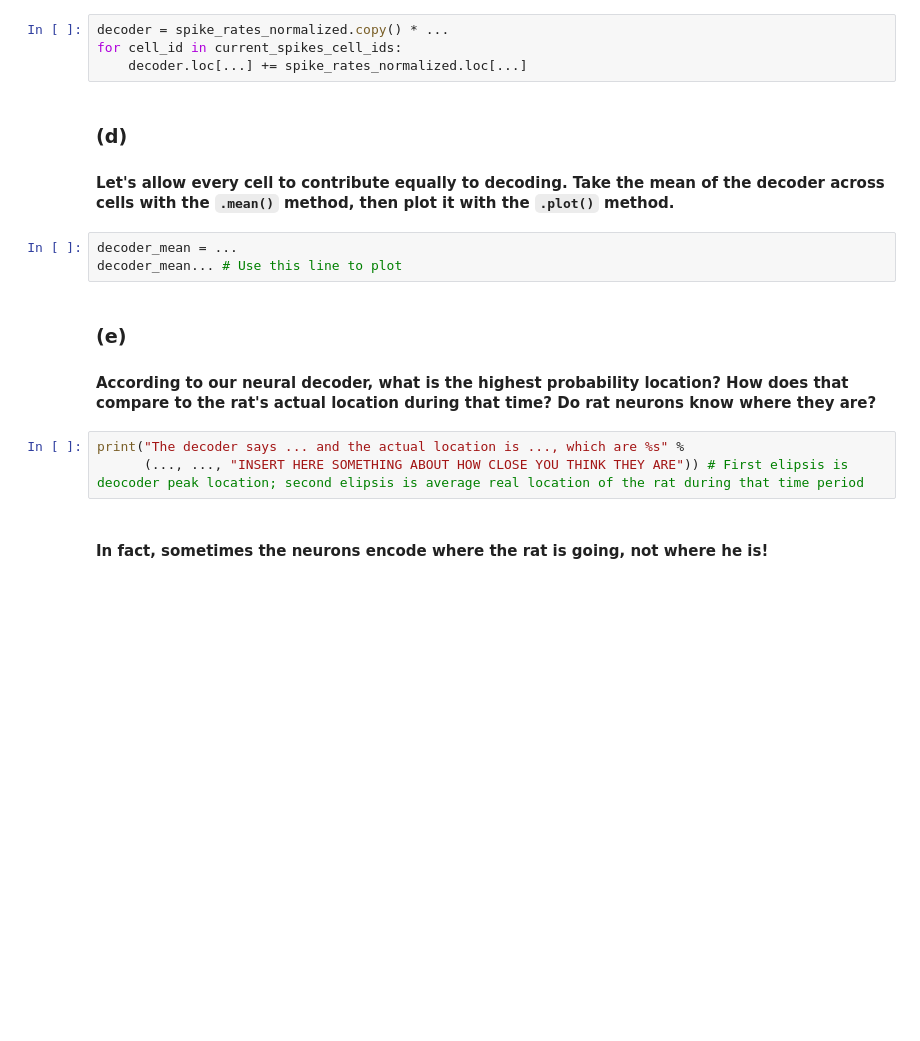
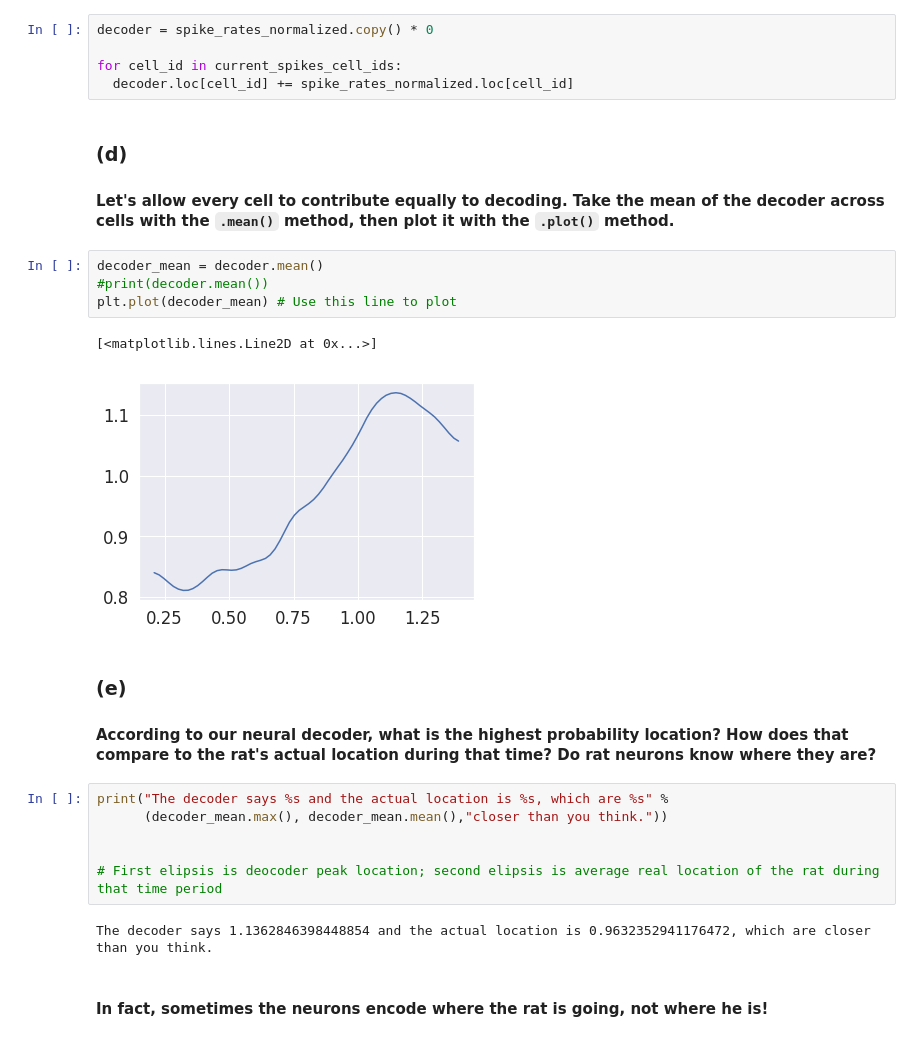
Before and after one commit to prakshalj0512/MAT494, a Jupyter notebook: Copy_of_neural_coding_exercises.ipynb, the cells around one changed output. Cells and saved outputs as stored; diff of their text form; blank space fills up the shorter version.

```diff
--- a/Copy_of_neural_coding_exercises.ipynb
+++ b/Copy_of_neural_coding_exercises.ipynb
@@ -329,21 +324,31 @@ Name: cell_ids, dtype: int64
 #### This means that the probability that the rate is at position `x`, given that know about some spikes `s`, is proportional to the probability of some spikes `s` having occurred at position `x`.  The term $p(s|x)/p(s)$ is basically just the normalized firing rate we computed earlier -- the probability of spiking at one position divided by the probability of spiking at any position.  We also computed the term $p(x)$ earlier -- that is just the normalized duration that the rat spends at each position.  It is pretty constant, so we can just ignore it.
 #### Let's construct our decoder using Bayes theorem.  First, let's make an empty data frame by re-using an old one and setting all the values to 0.  Then, for each cell that could helps us decode the rat's location, let's add the term $p(s | x) / p(s)$, which is just the normalized spike rate we computed earlier.
 # %%
-decoder = spike_rates_normalized.copy() * ...
+decoder = spike_rates_normalized.copy() * 0
+
 for cell_id in current_spikes_cell_ids:
-    decoder.loc[...] += spike_rates_normalized.loc[...]
+  decoder.loc[cell_id] += spike_rates_normalized.loc[cell_id]
 # %% [markdown]
 ### (d)
 #### Let's allow every cell to contribute equally to decoding.  Take the mean of the decoder across cells with the `.mean()` method, then plot it with the `.plot()` method.
 # %%
-decoder_mean = ...
-decoder_mean... # Use this line to plot
+decoder_mean = decoder.mean()
+#print(decoder.mean())
+plt.plot(decoder_mean) # Use this line to plot
+# %% [output]
+[<matplotlib.lines.Line2D at 0x...>]
+[figure, added]
 # %% [markdown]
 ### (e)
 #### According to our neural decoder, what is the highest probability location?  How does that compare to the rat's actual location during that time?  Do rat neurons know where they are?
 # %%
-print("The decoder says ... and the actual location is ..., which are %s" %
-      (..., ..., "INSERT HERE SOMETHING ABOUT HOW CLOSE YOU THINK THEY ARE")) # First elipsis is deocoder peak location; second elipsis is average real location of the rat during that time period
+print("The decoder says %s and the actual location is %s, which are %s" %
+      (decoder_mean.max(), decoder_mean.mean(),"closer than you think."))
+
+
+# First elipsis is deocoder peak location; second elipsis is average real location of the rat during that time period
+# %% [output]
+The decoder says 1.1362846398448854 and the actual location is 0.9632352941176472, which are closer than you think.
 # %% [markdown]
 #### In fact, sometimes the neurons encode where the rat is going, not where he is!
 # %% [markdown]
```
Also changed, not shown: parts of 19 cells of this notebook.
